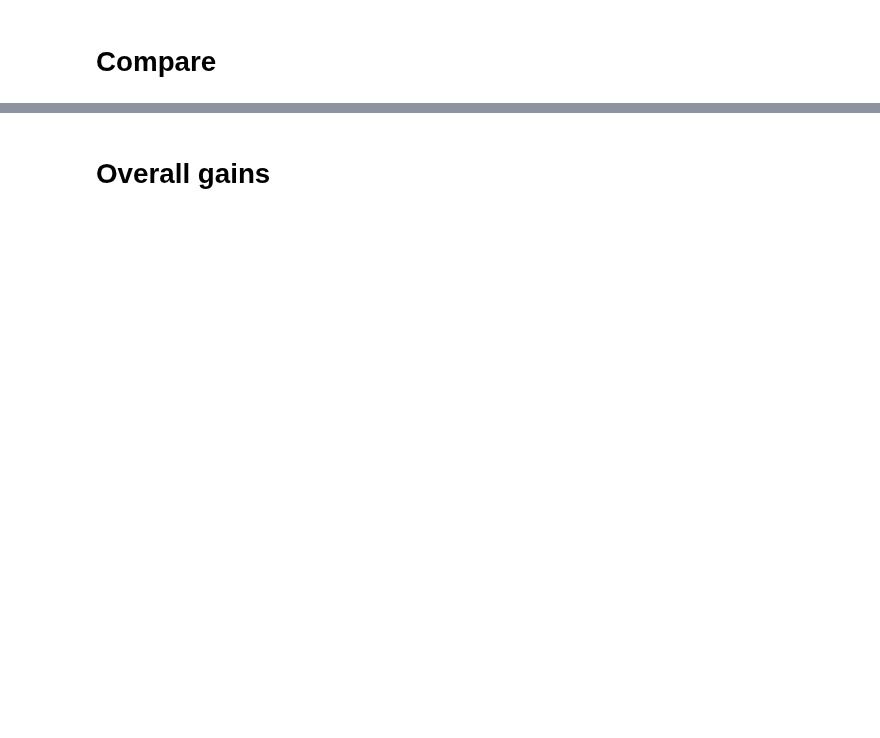
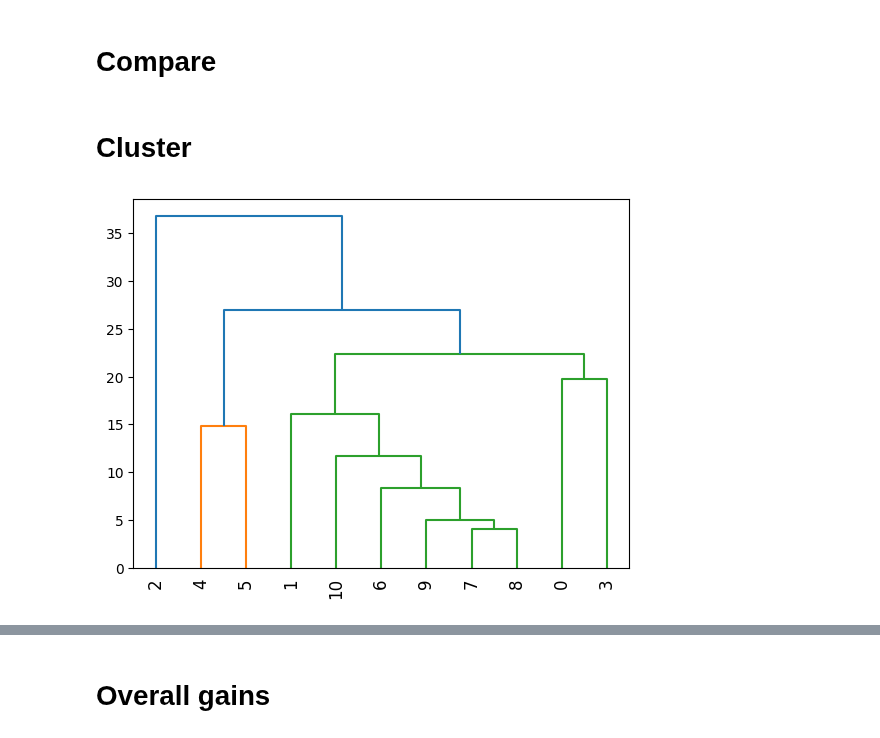
Before and after one commit to harveyaa/neuropsych_mtl, a Jupyter notebook: MTL/neg_transfer_intra.ipynb, the cells around one changed output, grey strips where cells are left out. Cells and saved outputs as stored; diff of their text form; code cells hidden in the pictures; blank space fills up the shorter version.

```diff
--- a/MTL/neg_transfer_intra.ipynb
+++ b/MTL/neg_transfer_intra.ipynb
@@ -341,3 +286,5 @@ mps_big_diff = (mps_big_pairs.transpose() - mps_big_single).transpose()
 #np.save('./results_paper/neg_transfer/figures/deeper_diff.npy',deeper_diff)
 #np.save('./results_paper/neg_transfer/figures/mps_diff.npy',mps_diff)
 #np.save('./results_paper/neg_transfer/figures/mps_big_diff.npy',mps_big_diff)
+# %% [markdown]
+# Cluster
@@ -343,0 +299,19 @@ mps_big_diff = (mps_big_pairs.transpose() - mps_big_single).transpose()
+# %%
+Z_mlp = linkage(mlp_dist, 'complete')
+#Z_concat = linkage(concat_dist, 'complete')
+#Z_deeper = linkage(deeper_dist, 'complete')
+#Z_cnn = linkage(cnn_dist, 'complete')
+#Z_mps_big = linkage(mps_big_dist, 'complete')
+
+dendrogram(Z_mlp, orientation='top', leaf_rotation=90)
+plt.show()
+#dendrogram(Z_concat, labels=labels, orientation='top', leaf_rotation=90)
+#plt.show()
+#dendrogram(Z_deeper, labels=labels, orientation='top', leaf_rotation=90)
+#plt.show()
+#dendrogram(Z_cnn, labels=labels, orientation='top', leaf_rotation=90)
+#plt.show()
+#dendrogram(Z_mps_big, labels=labels, orientation='top', leaf_rotation=90)
+#plt.show()
+# %% [output]
+[figure, added]
```
Also changed, not shown: parts of 37 cells of this notebook, 5 other files.
